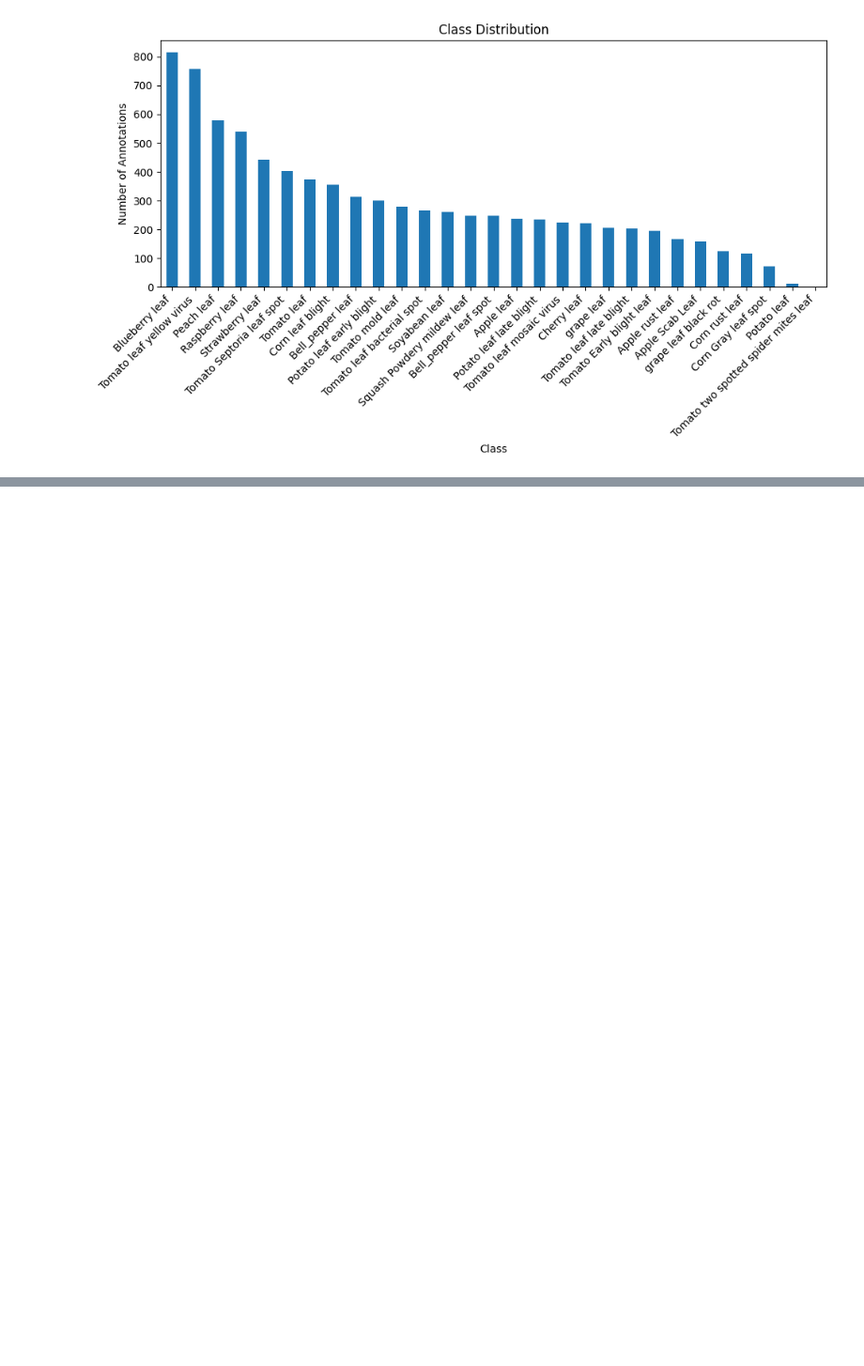
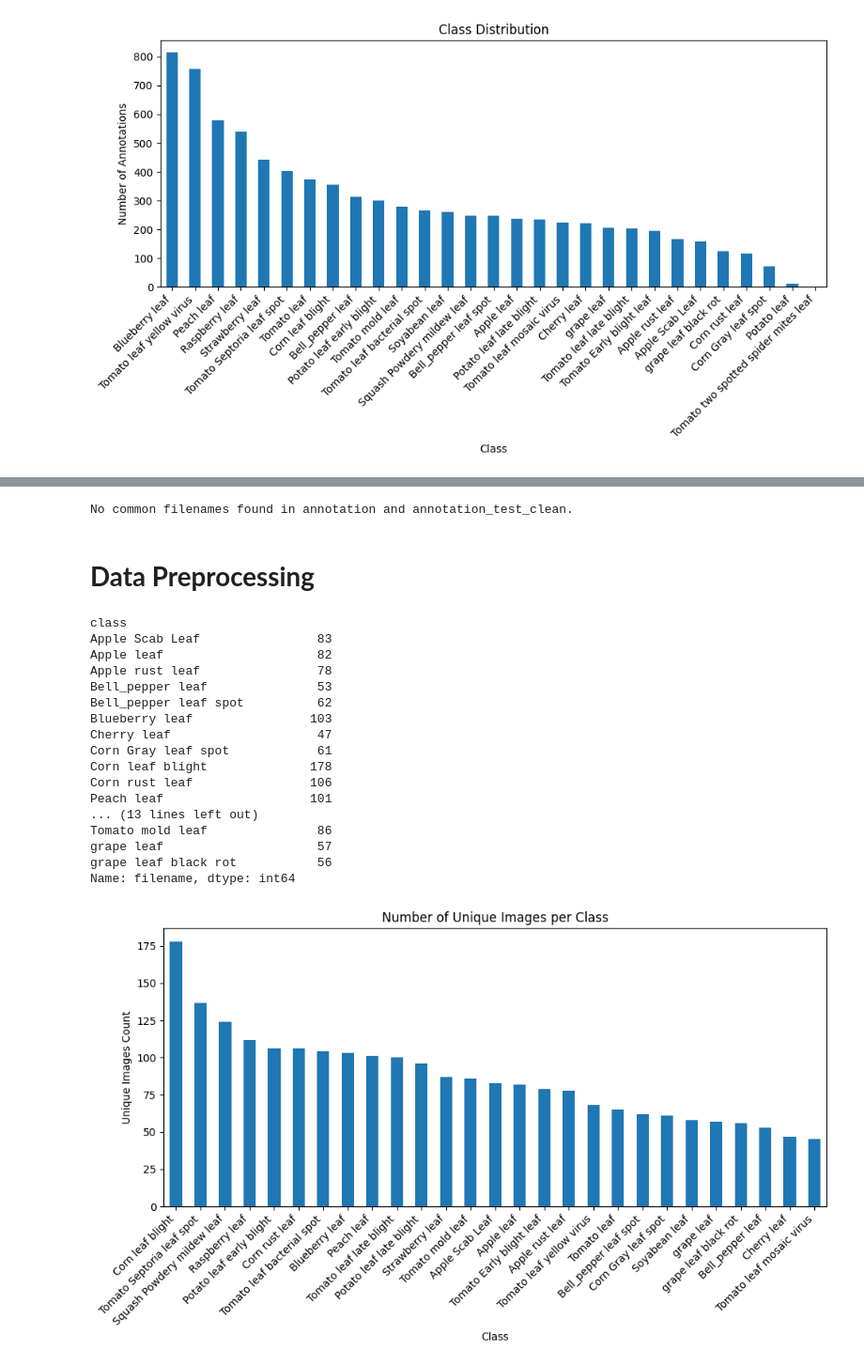
Before and after one commit to MohammadAghaei1/Plantdoc-image-processing, a Jupyter notebook: Plantdoc.ipynb, the cells around one changed output, grey strips where cells are left out. Shown at 94% size. Cells and saved outputs as stored; diff of their text form; code cells hidden in the pictures; blank space fills up the shorter version.

```diff
--- a/Plantdoc.ipynb
+++ b/Plantdoc.ipynb
@@ -367,0 +612,51 @@ Name: count, dtype: int64
+# %%
+#finding same filenames in both test and train dataset
+common_filenames = set(annotation['filename']).intersection(set(annotation_test_clean['filename']))
+
+if common_filenames:
+    print(f"Found {len(common_filenames)} common filenames:")
+    for filename in list(common_filenames):
+        print(filename)
+else:
+    print("No common filenames found in annotation and annotation_test_clean.")
+# %% [output]
+No common filenames found in annotation and annotation_test_clean.
+# %% [markdown]
+# **Data Preprocessing**
+# %%
+annotation = annotation[~annotation['class'].isin(['Tomato two spotted spider mites leaf', 'Potato leaf'])]
+# %%
+img_per_class = annotation.groupby("class")["filename"].nunique()
+
+print(img_per_class)
+
+# Optional: plot it
+import matplotlib.pyplot as plt
+
+plt.figure(figsize=(10, 6))
+img_per_class.sort_values(ascending=False).plot(kind='bar')
+plt.title("Number of Unique Images per Class")
+plt.xlabel("Class")
+plt.ylabel("Unique Images Count")
+plt.xticks(rotation=45, ha='right')
+plt.tight_layout()
+plt.show()
+# %% [output]
+class
+Apple Scab Leaf                83
+Apple leaf                     82
+Apple rust leaf                78
+Bell_pepper leaf               53
+Bell_pepper leaf spot          62
+Blueberry leaf                103
+Cherry leaf                    47
+Corn Gray leaf spot            61
+Corn leaf blight              178
+Corn rust leaf                106
+Peach leaf                    101
+... (13 lines left out)
+Tomato mold leaf               86
+grape leaf                     57
+grape leaf black rot           56
+Name: filename, dtype: int64
+[figure, added]
```
Also changed, not shown: parts of 15 cells of this notebook.
